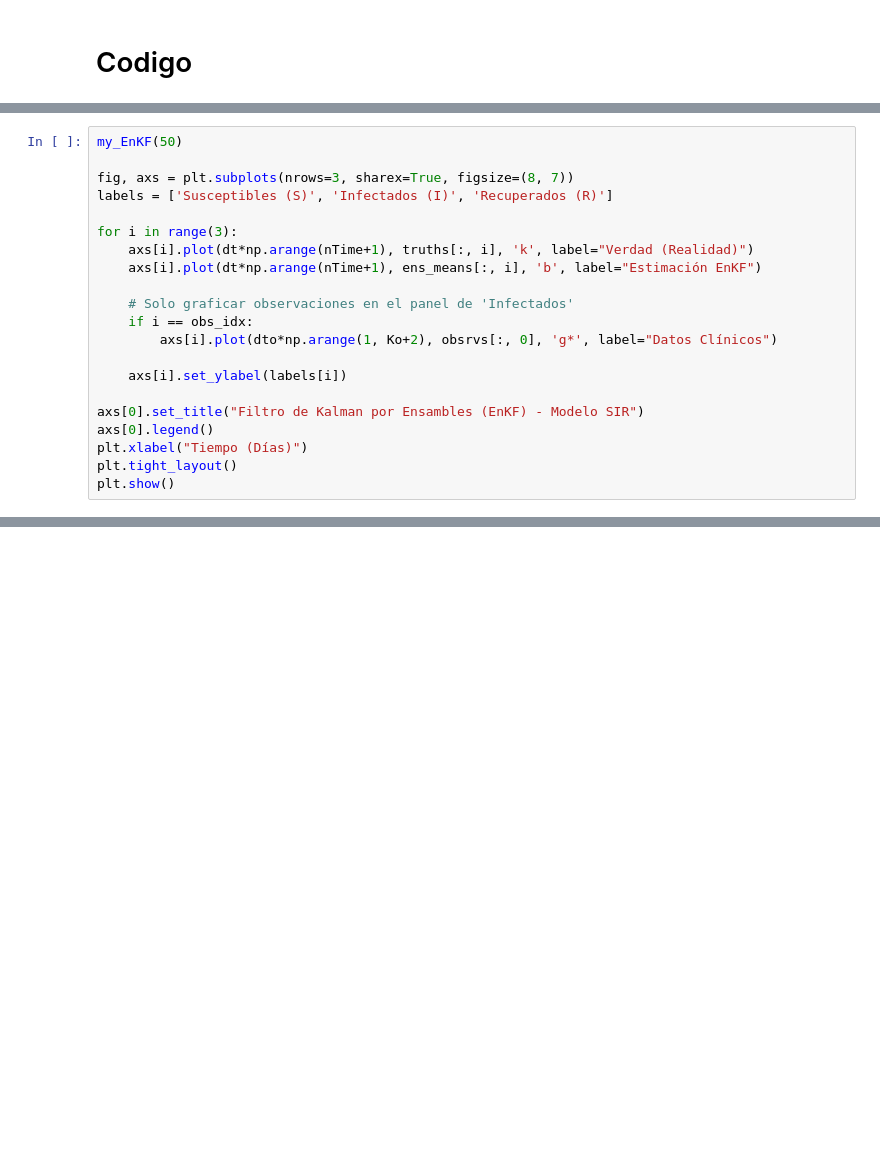
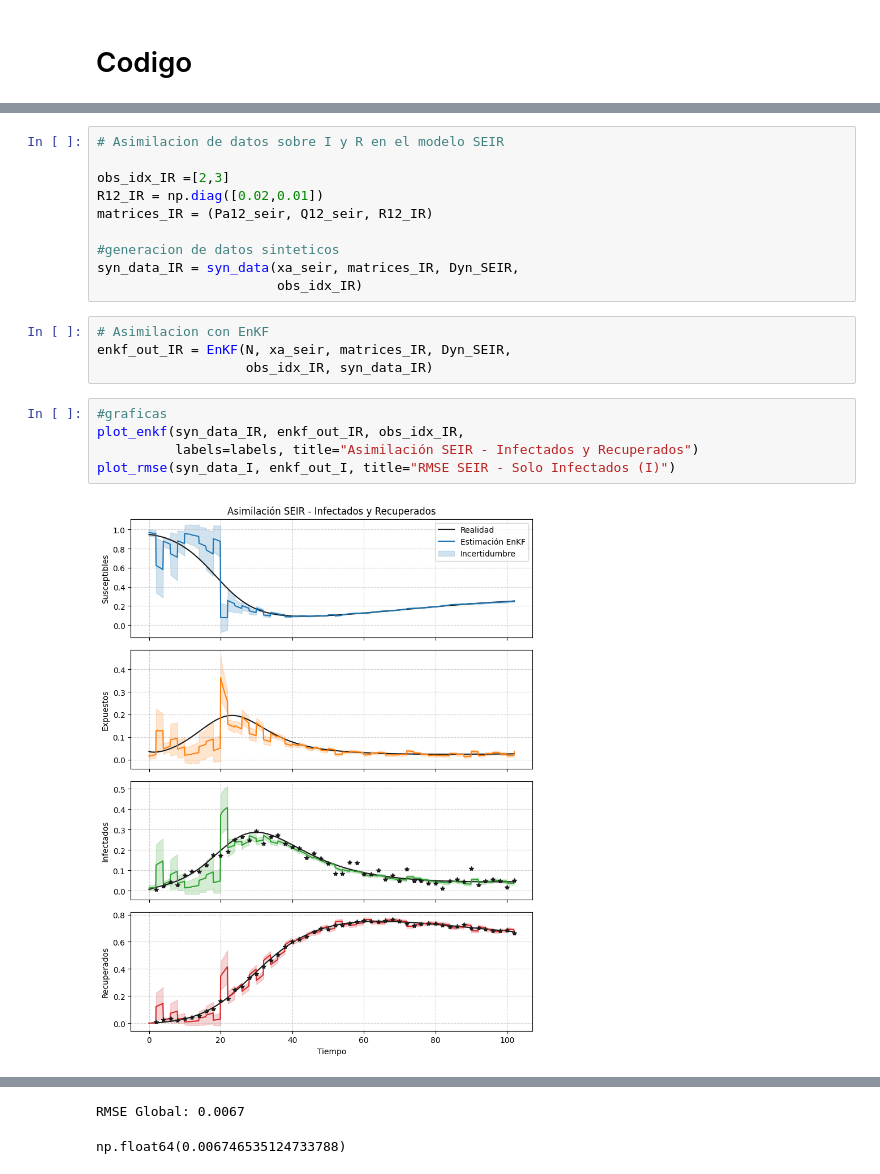
Before and after one commit to Raldulff/SIR-EnKF, a Jupyter notebook: SIR_EnKF.ipynb, the cells around one changed output, grey strips where cells are left out. Drawn from its saved outputs; the diff is of its cells as text; blank space fills up the shorter version.

```diff
--- a/SIR_EnKF.ipynb
+++ b/SIR_EnKF.ipynb
@@ -304,21 +132,0 @@ def my_EnKF(N):
-# %%
-my_EnKF(50)
-
-fig, axs = plt.subplots(nrows=3, sharex=True, figsize=(8, 7))
-labels = ['Susceptibles (S)', 'Infectados (I)', 'Recuperados (R)']
-
-for i in range(3):
-    axs[i].plot(dt*np.arange(nTime+1), truths[:, i], 'k', label="Verdad (Realidad)")
-    axs[i].plot(dt*np.arange(nTime+1), ens_means[:, i], 'b', label="Estimación EnKF")
-
-    # Solo graficar observaciones en el panel de 'Infectados'
-    if i == obs_idx:
-        axs[i].plot(dto*np.arange(1, Ko+2), obsrvs[:, 0], 'g*', label="Datos Clínicos")
-
-    axs[i].set_ylabel(labels[i])
-
-axs[0].set_title("Filtro de Kalman por Ensambles (EnKF) - Modelo SIR")
-axs[0].legend()
-plt.xlabel("Tiempo (Días)")
-plt.tight_layout()
-plt.show()
@@ -783,0 +469,21 @@ ValueError: solve1: Input operand 1 has a mismatch in its core dimension 0, with
+# %%
+# Asimilacion de datos sobre I y R en el modelo SEIR
+
+obs_idx_IR =[2,3]
+R12_IR = np.diag([0.02,0.01])
+matrices_IR = (Pa12_seir, Q12_seir, R12_IR)
+
+#generacion de datos sinteticos
+syn_data_IR = syn_data(xa_seir, matrices_IR, Dyn_SEIR,
+                       obs_idx_IR)
+# %%
+# Asimilacion con EnKF
+enkf_out_IR = EnKF(N, xa_seir, matrices_IR, Dyn_SEIR,
+                   obs_idx_IR, syn_data_IR)
+# %%
+#graficas
+plot_enkf(syn_data_IR, enkf_out_IR, obs_idx_IR,
+          labels=labels, title="Asimilación SEIR - Infectados y Recuperados")
+plot_rmse(syn_data_I, enkf_out_I, title="RMSE SEIR - Solo Infectados (I)")
+# %% [output]
+[figure, added]
@@ -783,0 +491,2 @@ ValueError: solve1: Input operand 1 has a mismatch in its core dimension 0, with
+RMSE Global: 0.0067
+np.float64(0.006746535124733788)
```
Also changed, not shown: parts of 43 cells of this notebook.
